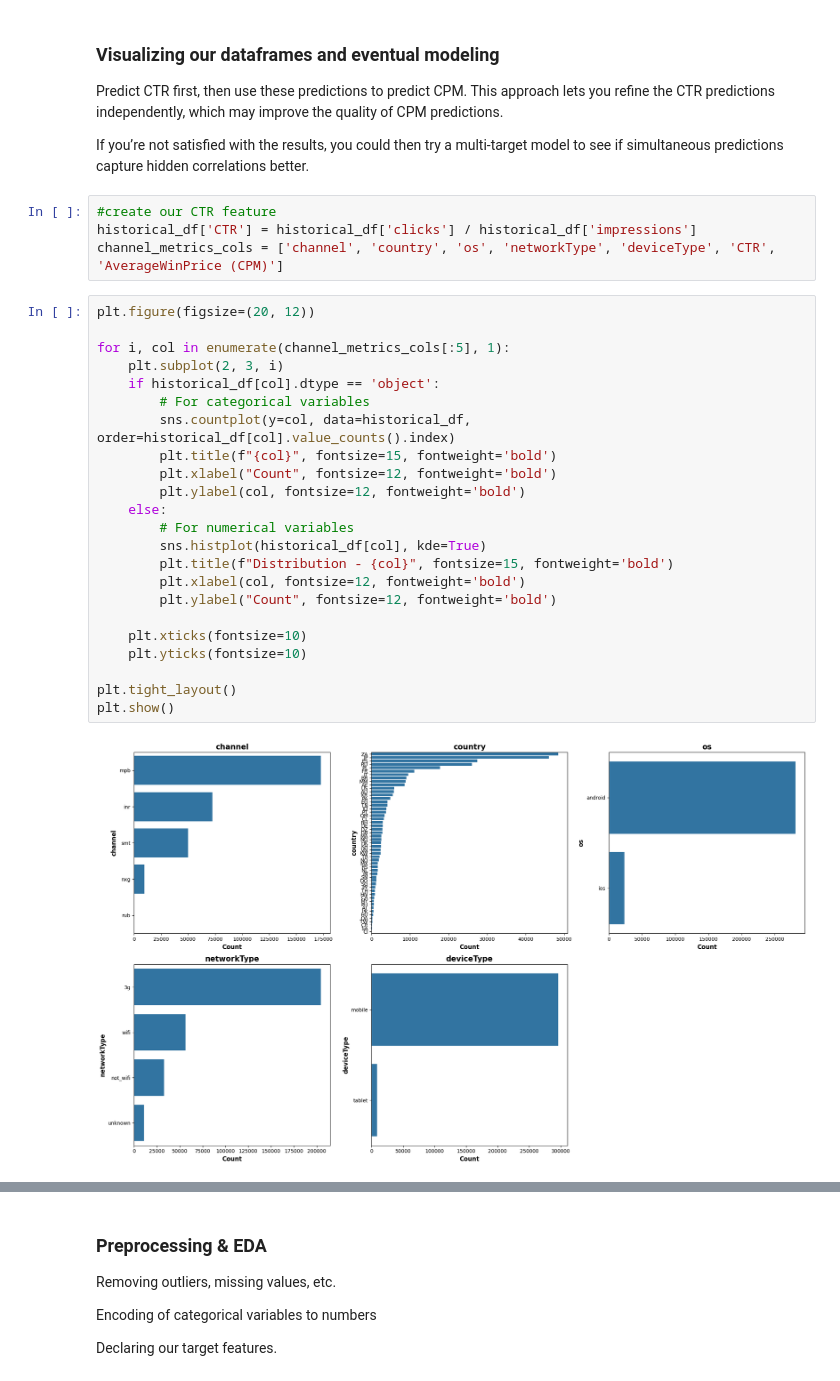
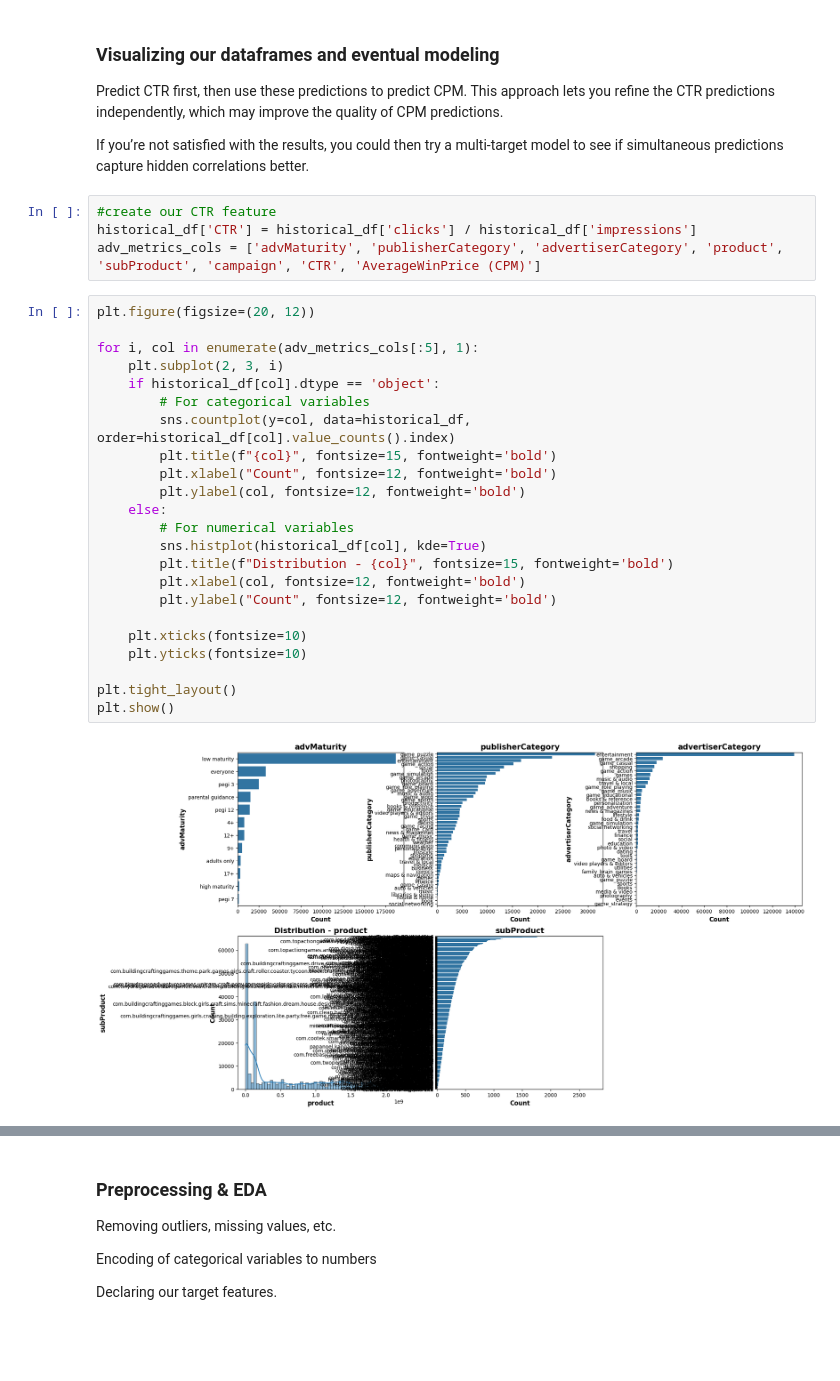
Before and after one commit to ROCstudios/ad-bidding-challenge, a Jupyter notebook: v3_advertiser_product_bid_strategy.ipynb, the cells around one changed output, grey strips where cells are left out. Drawn from its saved outputs; the diff is of its cells as text; blank space fills up the shorter version.

```diff
--- a/v3_advertiser_product_bid_strategy.ipynb
+++ b/v3_advertiser_product_bid_strategy.ipynb
@@ -152,29 +154,29 @@ If you’re not satisfied with the results, you could then try a multi-target mo
 # %%
 #create our CTR feature
 historical_df['CTR'] = historical_df['clicks'] / historical_df['impressions']
-channel_metrics_cols = ['channel', 'country', 'os', 'networkType', 'deviceType', 'CTR', 'AverageWinPrice (CPM)']
+adv_metrics_cols = ['advMaturity', 'publisherCategory', 'advertiserCategory', 'product', 'subProduct', 'campaign', 'CTR', 'AverageWinPrice (CPM)']
 # %%
 plt.figure(figsize=(20, 12))
 
-for i, col in enumerate(channel_metrics_cols[:5], 1):
+for i, col in enumerate(adv_metrics_cols[:5], 1):
     plt.subplot(2, 3, i)
     if historical_df[col].dtype == 'object':
         # For categorical variables
         sns.countplot(y=col, data=historical_df, order=historical_df[col].value_counts().index)
         plt.title(f"{col}", fontsize=15, fontweight='bold')
         plt.xlabel("Count", fontsize=12, fontweight='bold')
         plt.ylabel(col, fontsize=12, fontweight='bold')
     else:
         # For numerical variables
         sns.histplot(historical_df[col], kde=True)
         plt.title(f"Distribution - {col}", fontsize=15, fontweight='bold')
         plt.xlabel(col, fontsize=12, fontweight='bold')
         plt.ylabel("Count", fontsize=12, fontweight='bold')
 
     plt.xticks(fontsize=10)
     plt.yticks(fontsize=10)
 
 plt.tight_layout()
 plt.show()
 # %% [output]
-[figure, old version]
+[figure, new version]
```
Also changed, not shown: parts of 22 cells of this notebook, 2 other files.
